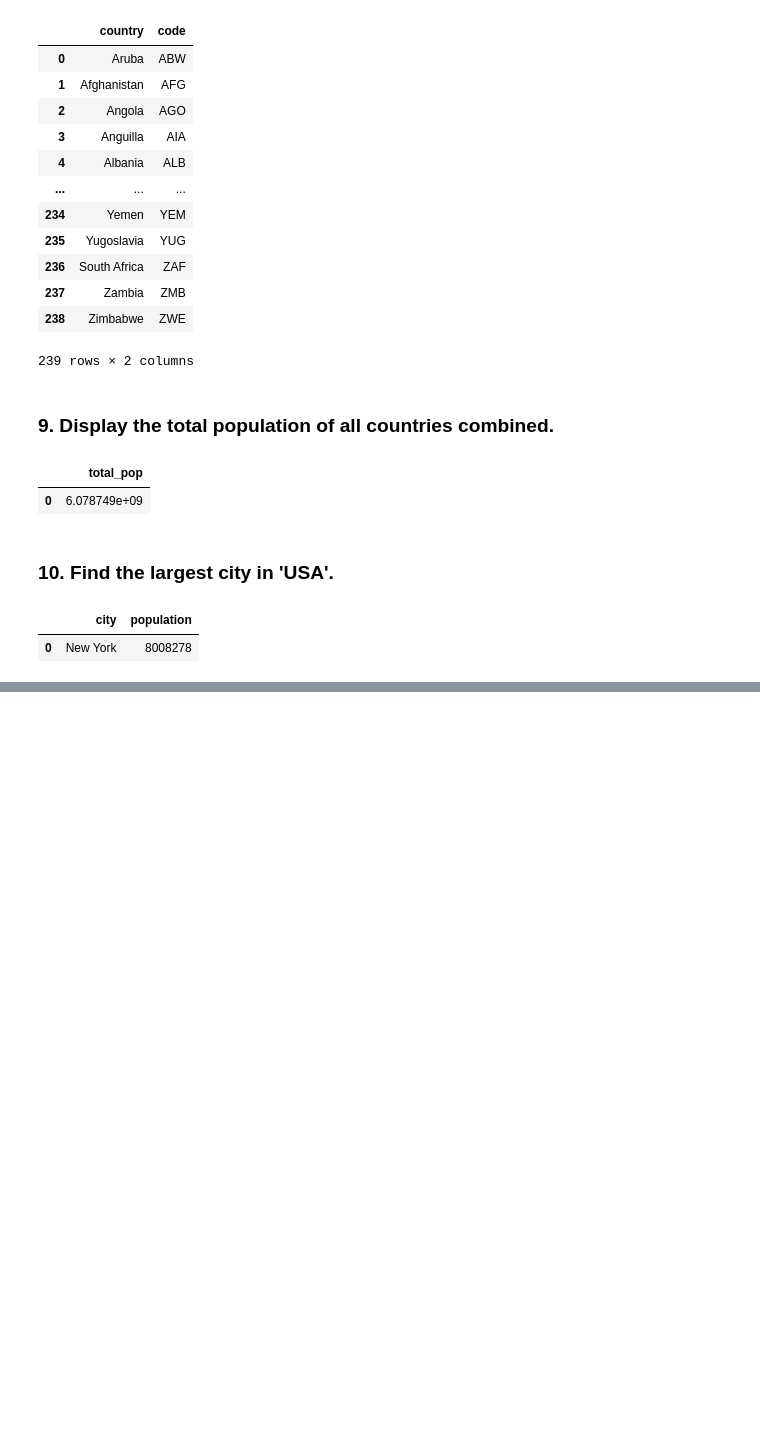
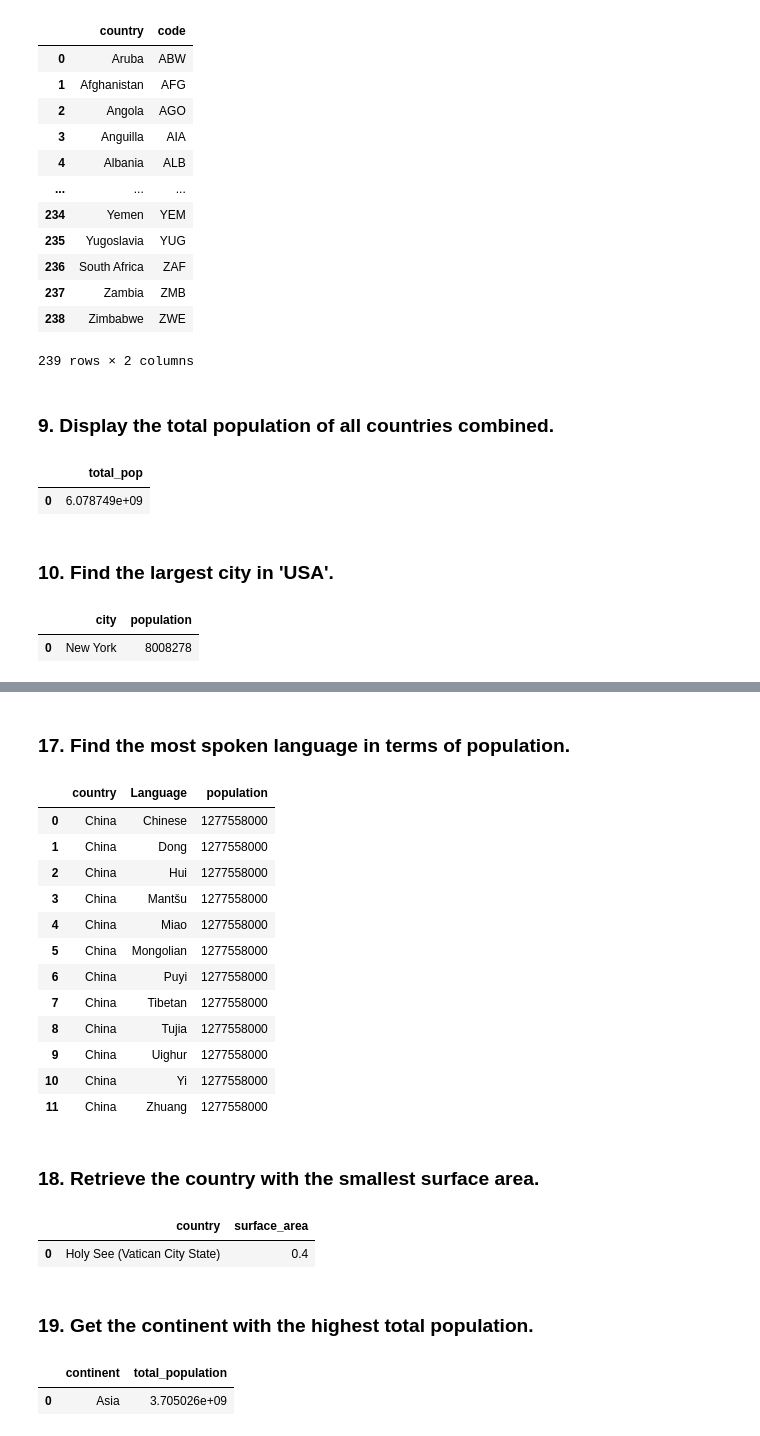
Before and after one commit to chusk2/databases_practice, a Jupyter notebook: world_questions.ipynb, the cells around one changed output, grey strips where cells are left out. Saved outputs shown, nothing was run; the diff lists cells and outputs as text; code cells hidden in the pictures; blank space fills up the shorter version.

```diff
--- a/world_questions.ipynb
+++ b/world_questions.ipynb
@@ -22,3 +20,6 @@ def create_sqlalchemy_engine():
     return engine
 # %%
 engine = create_sqlalchemy_engine()
+# %%
+def query_data(query, con = engine):
+    return pd.read_sql_query(query, con)
@@ -192,0 +337,70 @@ pd.read_sql(query, con=engine)
+# %% [markdown]
+### 17. Find the most spoken language in terms of population.
+# %%
+query = '''
+select
+    c.Name as country,
+    cl.Language,
+    c.Population as population
+from country c
+join countrylanguage cl on c.Code = cl.CountryCode
+where c.population = ( select max(population) from country ) ;
+'''
+
+query_data(query)
+# %% [output]
+|  | country | Language | population |
+| 0 | China | Chinese | 1277558000 |
+| 1 | China | Dong | 1277558000 |
+| 2 | China | Hui | 1277558000 |
+| 3 | China | Mantšu | 1277558000 |
+| 4 | China | Miao | 1277558000 |
+| 5 | China | Mongolian | 1277558000 |
+| 6 | China | Puyi | 1277558000 |
+| 7 | China | Tibetan | 1277558000 |
+| 8 | China | Tujia | 1277558000 |
+| 9 | China | Uighur | 1277558000 |
+| 10 | China | Yi | 1277558000 |
+| 11 | China | Zhuang | 1277558000 |
+# %% [markdown]
+### 18. Retrieve the country with the smallest surface area.
+# %%
+query = '''
+select
+    name as country,
+    surfacearea as surface_area
+from country
+where surfacearea = (
+    select min(surfacearea)
+    from country
+    ) ;
+'''
+
+query_data(query)
+# %% [output]
+|  | country | surface_area |
+| 0 | Holy See (Vatican City State) | 0.4 |
+# %% [markdown]
+### 19. Get the continent with the highest total population.
+# %%
+query = '''
+with total_continent_pop as (
+    select
+        Continent,
+        sum(Population) as total_population
+    from country
+    group by 1
+)
+select
+    continent,
+    total_population
+from total_continent_pop
+where total_population = (
+    select max(total_population) from total_continent_pop
+    ) ;
+'''
+
+query_data(query)
+# %% [output]
+|  | continent | total_population |
+| 0 | Asia | 3.705026e+09 |
```
Also changed, not shown: parts of 20 cells of this notebook.
